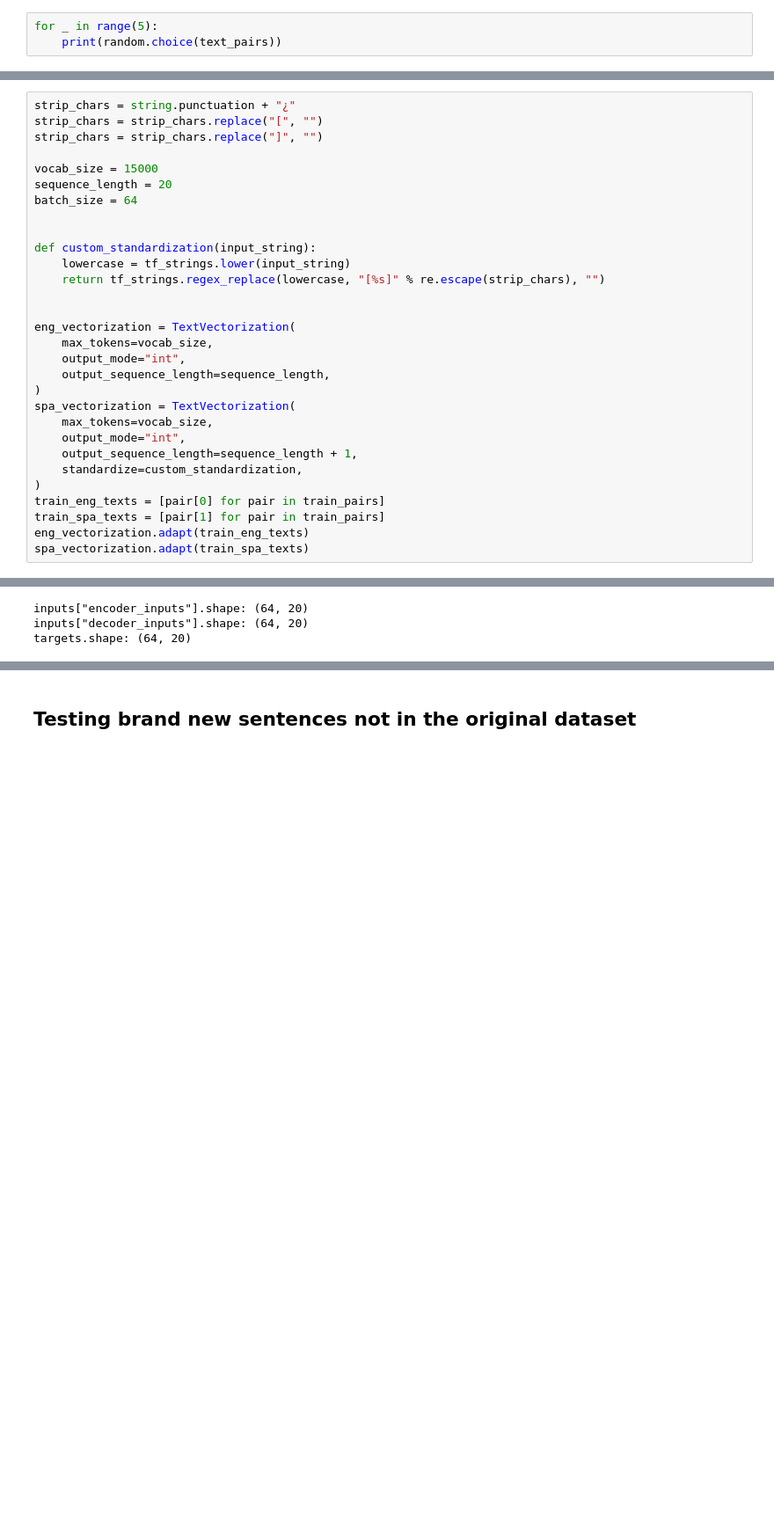
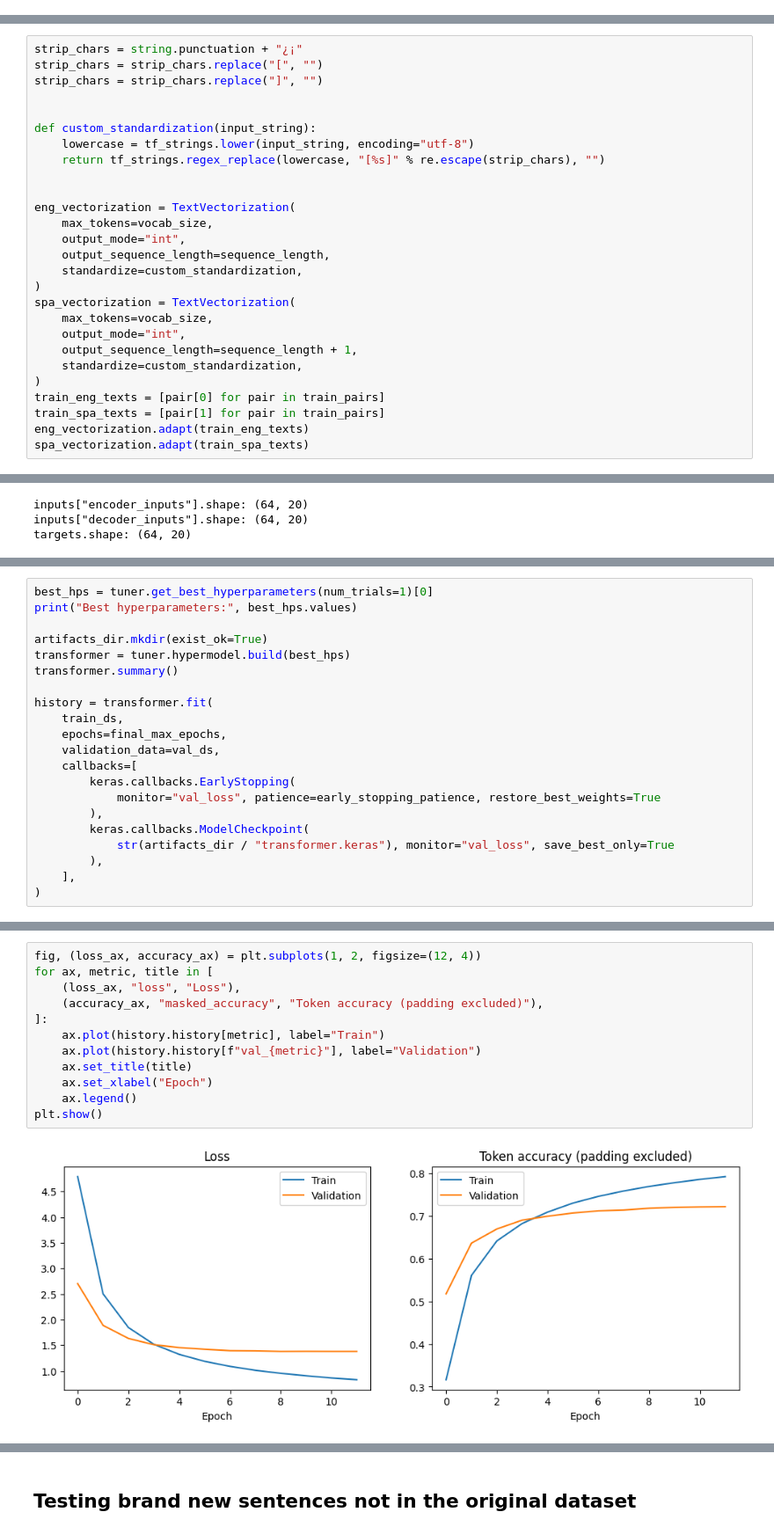
Before and after one commit to datablanklabs/Language, a Jupyter notebook: neural_machine_translation_with_transformer.ipynb, the cells around one changed output, grey strips where cells are left out. Shown at 88% size. Drawn from its saved outputs; the diff is of its cells as text; blank space fills up the shorter version.

```diff
--- a/neural_machine_translation_with_transformer.ipynb
+++ b/neural_machine_translation_with_transformer.ipynb
@@ -89,5 +182,2 @@ for line in lines:
 # %% [markdown]
 Here's what our sentence pairs look like:
-# %%
-for _ in range(5):
-    print(random.choice(text_pairs))
@@ -135,17 +240,13 @@ stripping the punctuation characters in either language. Instead, I would recomm
 each punctuation character into its own token,
 which you could achieve by providing a custom `split` function to the `TextVectorization` layer.
 # %%
-strip_chars = string.punctuation + "¿"
+strip_chars = string.punctuation + "¿¡"
 strip_chars = strip_chars.replace("[", "")
 strip_chars = strip_chars.replace("]", "")
 
-vocab_size = 15000
-sequence_length = 20
-batch_size = 64
-
 
 def custom_standardization(input_string):
-    lowercase = tf_strings.lower(input_string)
+    lowercase = tf_strings.lower(input_string, encoding="utf-8")
     return tf_strings.regex_replace(lowercase, "[%s]" % re.escape(strip_chars), "")
 
 
@@ -153,6 +254,7 @@ eng_vectorization = TextVectorization(
     max_tokens=vocab_size,
     output_mode="int",
     output_sequence_length=sequence_length,
+    standardize=custom_standardization,
 )
 spa_vectorization = TextVectorization(
     max_tokens=vocab_size,
@@ -610,0 +727,21 @@ After 30 epochs, we get results such as:
+# %%
+best_hps = tuner.get_best_hyperparameters(num_trials=1)[0]
+print("Best hyperparameters:", best_hps.values)
+
+artifacts_dir.mkdir(exist_ok=True)
+transformer = tuner.hypermodel.build(best_hps)
+transformer.summary()
+
+history = transformer.fit(
+    train_ds,
+    epochs=final_max_epochs,
+    validation_data=val_ds,
+    callbacks=[
+        keras.callbacks.EarlyStopping(
+            monitor="val_loss", patience=early_stopping_patience, restore_best_weights=True
+        ),
+        keras.callbacks.ModelCheckpoint(
+            str(artifacts_dir / "transformer.keras"), monitor="val_loss", save_best_only=True
+        ),
+    ],
+)
@@ -610,0 +788,14 @@ After 30 epochs, we get results such as:
+# %%
+fig, (loss_ax, accuracy_ax) = plt.subplots(1, 2, figsize=(12, 4))
+for ax, metric, title in [
+    (loss_ax, "loss", "Loss"),
+    (accuracy_ax, "masked_accuracy", "Token accuracy (padding excluded)"),
+]:
+    ax.plot(history.history[metric], label="Train")
+    ax.plot(history.history[f"val_{metric}"], label="Validation")
+    ax.set_title(title)
+    ax.set_xlabel("Epoch")
+    ax.legend()
+plt.show()
+# %% [output]
+[figure, added]
```
Also changed, not shown: parts of 54 cells of this notebook.
